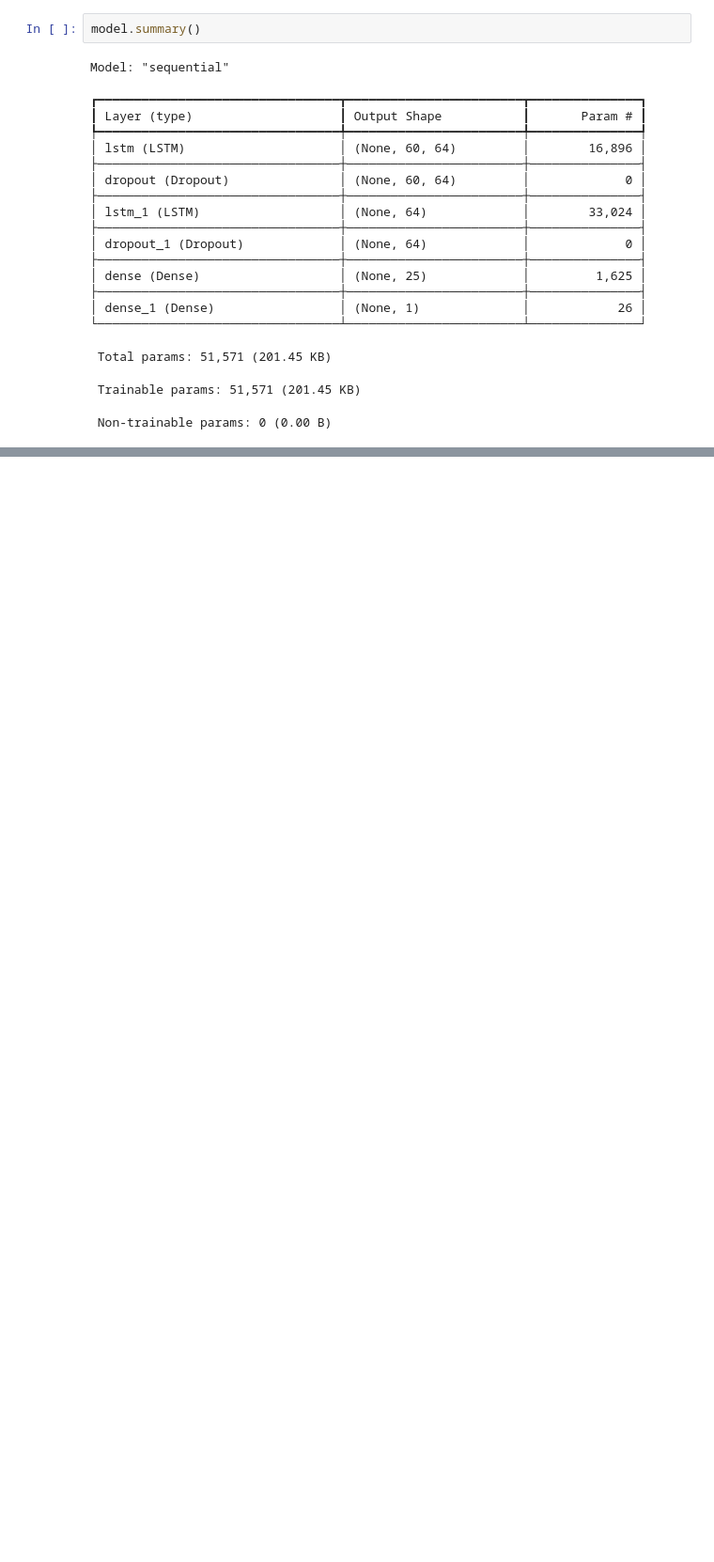
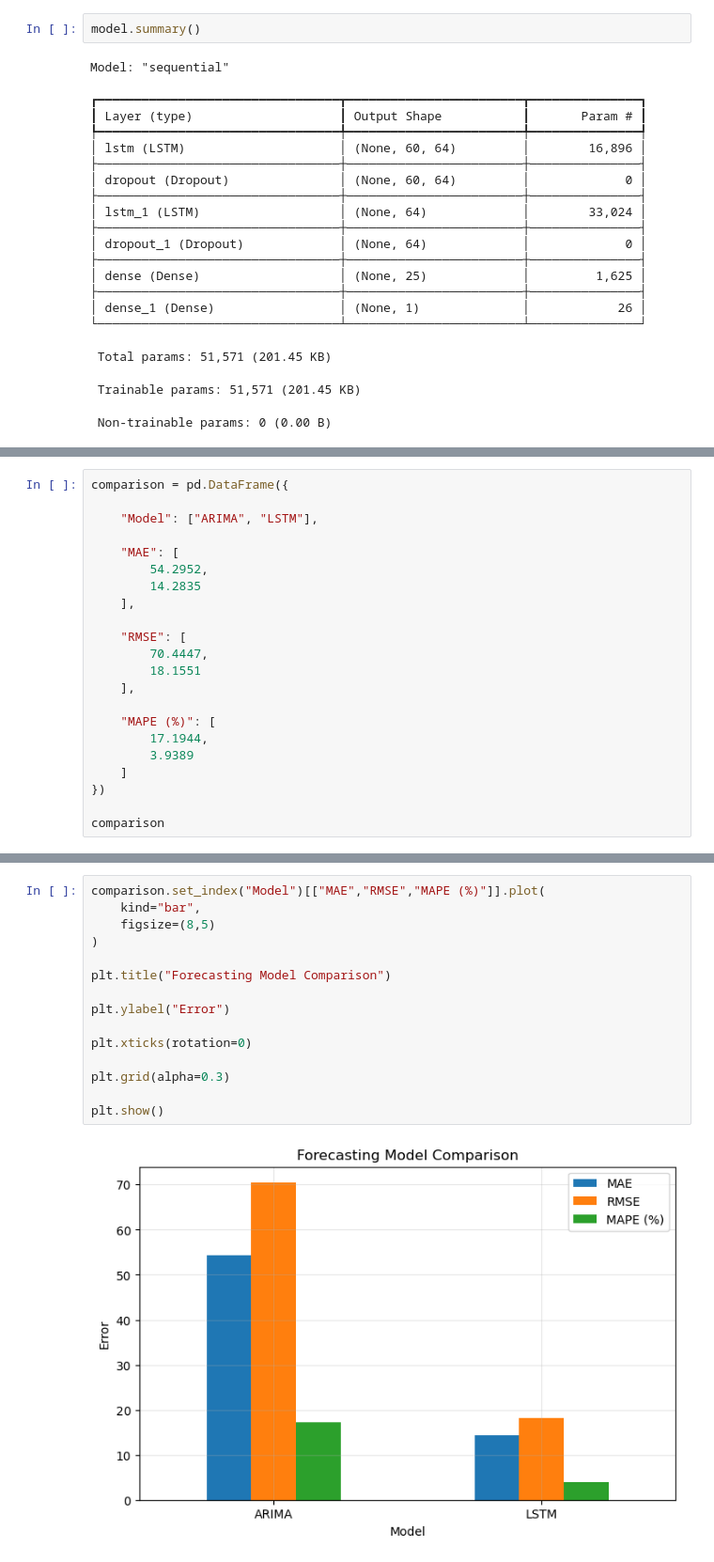
Before and after one commit to Dana-21-21/portfolio-optimization, a Jupyter notebook: notebooks/Task2_Forecasting.ipynb, the cells around one changed output, grey strips where cells are left out. Shown at 94% size. Drawn from its saved outputs; the diff is of its cells as text; blank space fills up the shorter version.

```diff
--- a/notebooks/Task2_Forecasting.ipynb
+++ b/notebooks/Task2_Forecasting.ipynb
@@ -480,0 +676,22 @@ Model: "sequential"
+# %%
+comparison = pd.DataFrame({
+
+    "Model": ["ARIMA", "LSTM"],
+
+    "MAE": [
+        54.2952,
+        14.2835
+    ],
+
+    "RMSE": [
+        70.4447,
+        18.1551
+    ],
+
+    "MAPE (%)": [
+        17.1944,
+        3.9389
+    ]
+})
+
+comparison
@@ -480,0 +702,17 @@ Model: "sequential"
+# %%
+comparison.set_index("Model")[["MAE","RMSE","MAPE (%)"]].plot(
+    kind="bar",
+    figsize=(8,5)
+)
+
+plt.title("Forecasting Model Comparison")
+
+plt.ylabel("Error")
+
+plt.xticks(rotation=0)
+
+plt.grid(alpha=0.3)
+
+plt.show()
+# %% [output]
+[figure, added]
```
Also changed, not shown: parts of 51 cells of this notebook, 6 other files.
